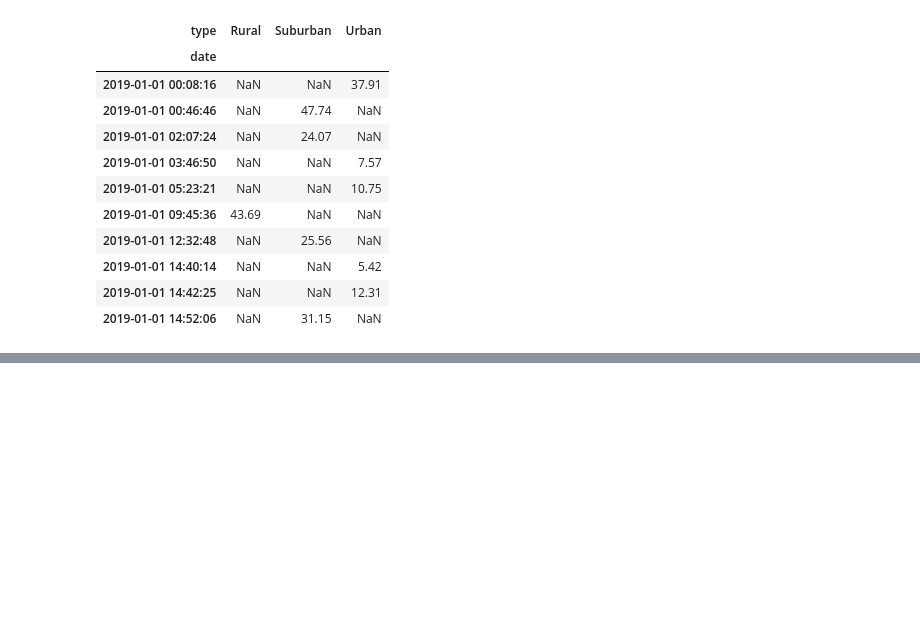
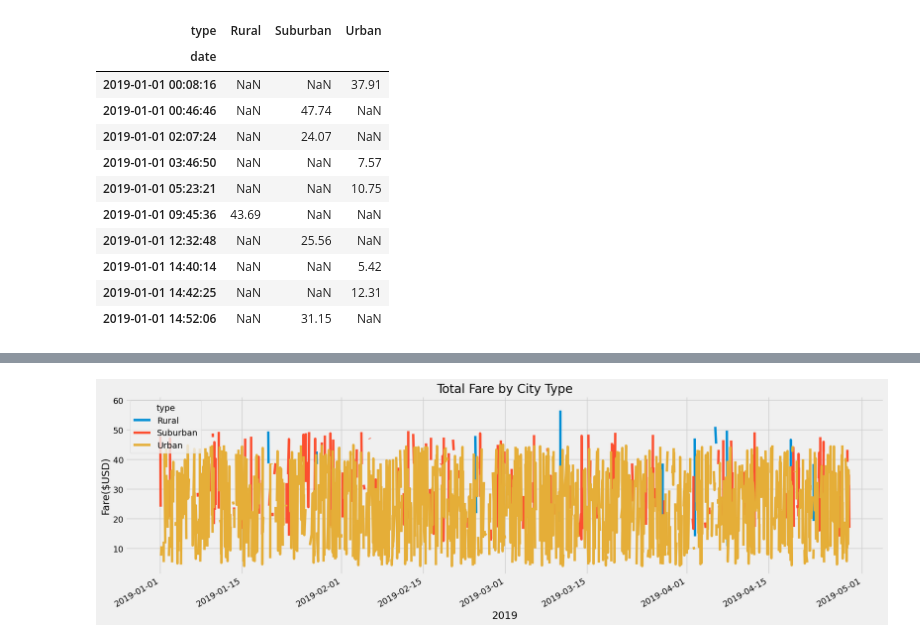
Before and after one commit to motoroid/PyBer_analysis, a Jupyter notebook: PyBer_Challenge.ipynb, the cells around one changed output, grey strips where cells are left out. Saved outputs shown, nothing was run; the diff lists cells and outputs as text; code cells hidden in the pictures; blank space fills up the shorter version.

```diff
--- a/PyBer_Challenge.ipynb
+++ b/PyBer_Challenge.ipynb
@@ -221,7 +277,21 @@ fares_Jan_April.resample('W').sum()
 # %%
 # 8. Using the object-oriented interface method, plot the resample DataFrame using the df.plot() function.
 
 # Import the style from Matplotlib.
 from matplotlib import style
 # Use the graph style fivethirtyeight.
+fares_Jan_April.plot(figsize=(20,6))
 style.use('fivethirtyeight')
+
+plt.title("Total Fare by City Type")
+plt.xlabel("2019")
+plt.ylabel("Fare($USD)")
+
+#plt.xlim("Jan", "Apr")
+#plt.ylim(0, 2500)
+
+#fares_Jan_April.plot(kind="line")
+#plt.plot(fares_Jan_April, types, marker="o", color="blue", linewidth=1)
+plt.show()
+# %% [output]
+[figure, added]
```
Also changed, not shown: parts of 12 cells of this notebook.
